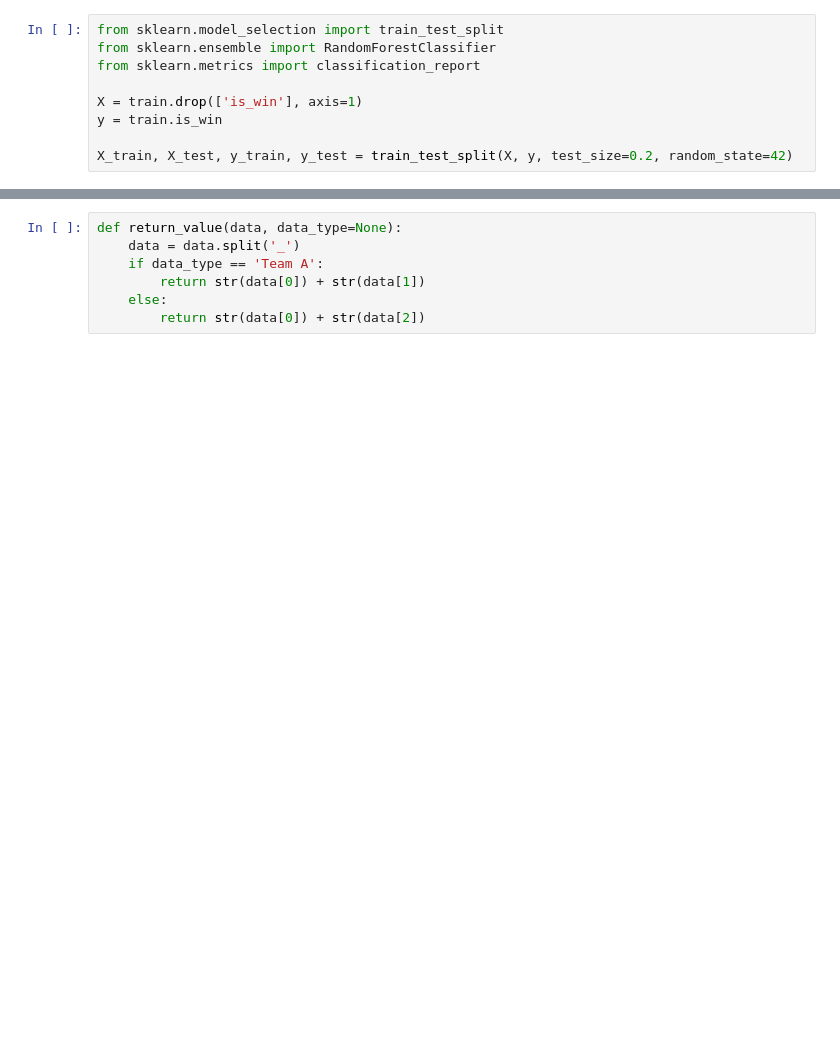
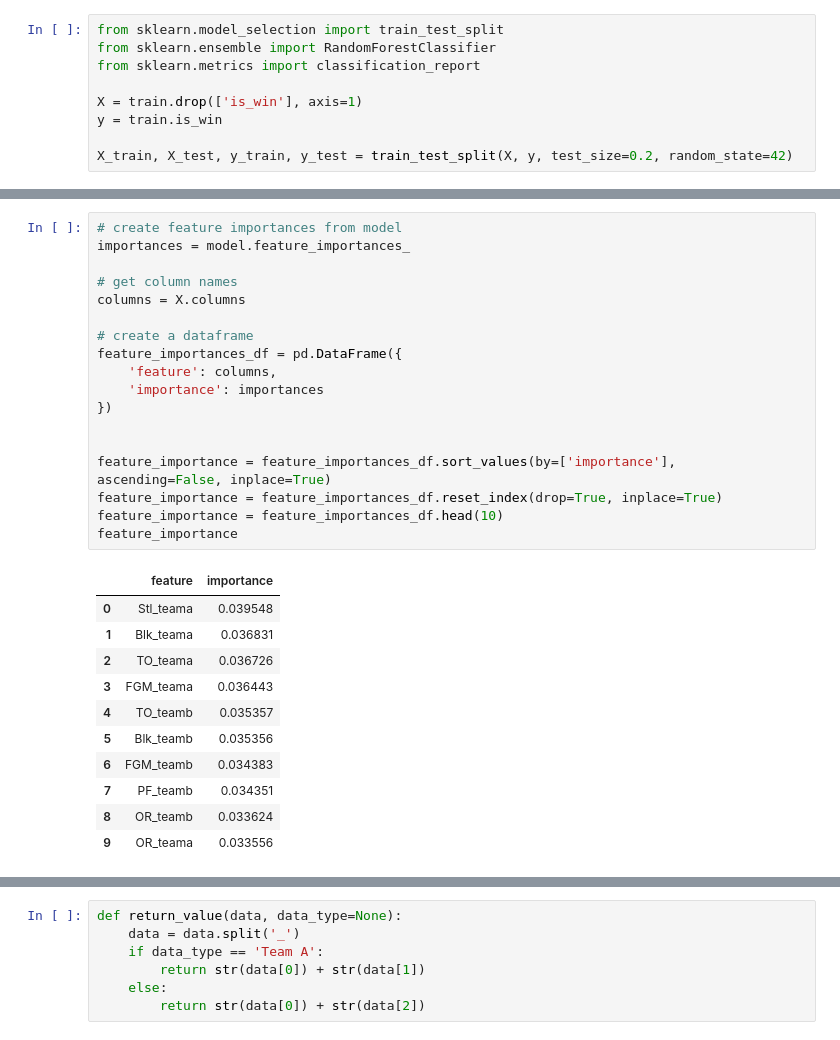
Before and after one commit to racruz25/group_project, a Jupyter notebook: Random_Forest_Model.ipynb, the cells around one changed output, grey strips where cells are left out. Cells and saved outputs as stored; diff of their text form; blank space fills up the shorter version.

```diff
--- a/Random_Forest_Model.ipynb
+++ b/Random_Forest_Model.ipynb
@@ -291,0 +292,30 @@ weighted avg       0.63      0.62      0.60       185
+# %%
+# create feature importances from model
+importances = model.feature_importances_
+
+# get column names
+columns = X.columns
+
+# create a dataframe
+feature_importances_df = pd.DataFrame({
+    'feature': columns,
+    'importance': importances
+})
+
+
+feature_importance = feature_importances_df.sort_values(by=['importance'], ascending=False, inplace=True)
+feature_importance = feature_importances_df.reset_index(drop=True, inplace=True)
+feature_importance = feature_importances_df.head(10)
+feature_importance
+# %% [output]
+|  | feature | importance |
+| 0 | Stl_teama | 0.039548 |
+| 1 | Blk_teama | 0.036831 |
+| 2 | TO_teama | 0.036726 |
+| 3 | FGM_teama | 0.036443 |
+| 4 | TO_teamb | 0.035357 |
+| 5 | Blk_teamb | 0.035356 |
+| 6 | FGM_teamb | 0.034383 |
+| 7 | PF_teamb | 0.034351 |
+| 8 | OR_teamb | 0.033624 |
+| 9 | OR_teama | 0.033556 |
```
Also changed, not shown: parts of 21 cells of this notebook.
